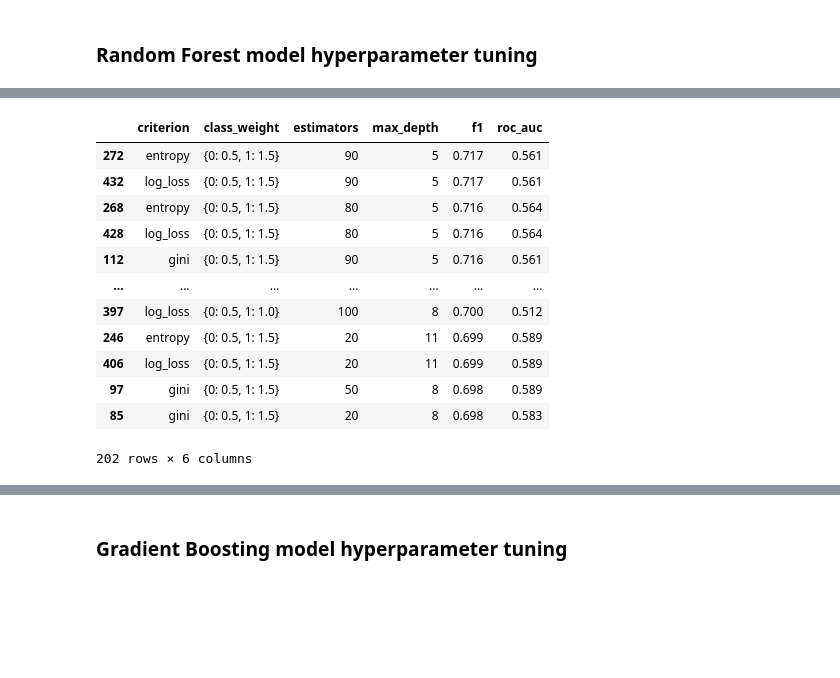
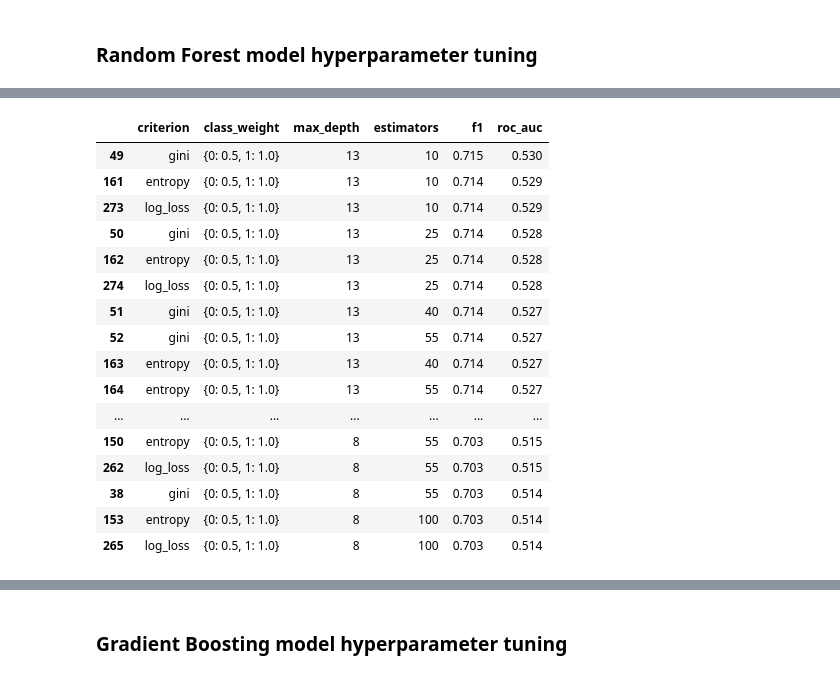
Before and after one commit to julrichkieffer/portfolio-data-science, a Jupyter notebook: 04 vehicle loan default/notebook.ipynb, the cells around one changed output, grey strips where cells are left out. Drawn from its saved outputs; the diff is of its cells as text; code cells hidden in the pictures; blank space fills up the shorter version.

```diff
--- a/04 vehicle loan default/notebook.ipynb
+++ b/04 vehicle loan default/notebook.ipynb
@@ -1862,11 +1803,7 @@ dfLoans_processed = (
     .pipe(memory_consumption_of)
 
     .drop(features_not_compatible_with_modelling, axis='columns')
-    .pipe(  preprocessing,
-            scaler      = StandardScaler(),
-            scale       = features_to_scale,
-            categorical = features_to_encode,
-        )
+    .pipe(preprocessing, features_to_transform)
     .drop(features_calculated_as_insignificant, axis='columns')
 
     .pipe(shape_of)
@@ -1943,0 +1870,5 @@ Wall time: 22.2 s
+# %%
+%%time
+
+model = DecisionTreeClassifier(max_depth=max(max_depth_range), random_state=seed)  # Without `max_depth` it will over-fit; not useful for hyperparameter tuning comparison
+model.fit(df_train, y_train)
@@ -2006,14 +1948,11 @@ scores = []
 
 for criteria in ['gini', 'entropy', 'log_loss']:
     for weights in weights_range:
-        for depth in tqdm( max_depth_range, desc=f'{criteria = }, {weights = }'):
-            model, _ = fit( model          = DecisionTreeClassifier(criterion=criteria, class_weight=weights, max_depth=depth, random_state=seed, min_samples_leaf=10),
-                            dataframe      = df_train,
-                            y              = y_train,
-                            vectorizer     = dv,
-                            fit_vectorizer = False,
-                            )
-            y_pred = decide(model, dv, df_val)
+        for depth in tqdm( max_depth_range, desc=f'{criteria=}, {weights=}'):
+            model = DecisionTreeClassifier(criterion=criteria, class_weight=weights, max_depth=depth, random_state=seed, min_samples_leaf=10)
+
+            model.fit(df_train, y_train)
+            y_pred = model.predict(df_val)
 
             scores.append( (
                 criteria,
@@ -2055,10 +1994,14 @@ best_result |= {
     'model': DecisionTreeClassifier(
         criterion       = best_result['criterion'],
         class_weight    = best_result['class_weight'],
-        max_depth       = best_result['max_depth'],
+        max_depth       = int( best_result['max_depth'] ),
         random_state    = seed,
         min_samples_leaf= 10),
-    'vectorizer': dv,
+    'vectorizer': None, # DictVectorizer(sparse=False),
+    'fitter': lambda model, vectorizer, train, y_train, test, y_test:
+        model.fit(train, y_train),
+    'predicter': lambda model, vectorizer, test:
+        model.predict(test)
 }
 
 best_tuning |= { 'decision_tree': best_result }
@@ -2091,14 +2025,11 @@ scores = []
 for criteria in ['gini', 'entropy', 'log_loss']:
     for weights in weights_range:
         for depth in max_depth_range:
-            for estimators in tqdm( estimators_range, desc=f'{criteria = }, {weights = }, {depth = }'):
-                model, _ = fit( model          = RandomForestClassifier(criterion=criteria, class_weight=weights, max_depth=depth, n_estimators=estimators, random_state=seed, min_samples_leaf=10, n_jobs=-1),
-                                dataframe      = df_train,
-                                y              = y_train,
-                                vectorizer     = dv,
-                                fit_vectorizer = False,
-                                )
-                y_pred = decide(model, dv, df_val)
+            for estimators in tqdm( estimators_range, desc=f'{criteria=}, {weights=}, {depth=}'):
+                model = RandomForestClassifier(criterion=criteria, class_weight=weights, max_depth=depth, n_estimators=estimators, random_state=seed, min_samples_leaf=10, n_jobs=-1)
+
+                model.fit(df_train, y_train)
+                y_pred = model.predict(df_val)
 
                 scores.append( (
                     criteria,
@@ -2119,17 +2050,21 @@ Wall time: 3h 33min 53s
 [interactive output not drawn]
-|  | criterion | class_weight | estimators | max_depth | f1 | roc_auc |
-| 272 | entropy | {0: 0.5, 1: 1.5} | 90 | 5 | 0.717 | 0.561 |
-| 432 | log_loss | {0: 0.5, 1: 1.5} | 90 | 5 | 0.717 | 0.561 |
-| 268 | entropy | {0: 0.5, 1: 1.5} | 80 | 5 | 0.716 | 0.564 |
-| 428 | log_loss | {0: 0.5, 1: 1.5} | 80 | 5 | 0.716 | 0.564 |
-| 112 | gini | {0: 0.5, 1: 1.5} | 90 | 5 | 0.716 | 0.561 |
+|  | criterion | class_weight | max_depth | estimators | f1 | roc_auc |
+| 49 | gini | {0: 0.5, 1: 1.0} | 13 | 10 | 0.715 | 0.530 |
+| 161 | entropy | {0: 0.5, 1: 1.0} | 13 | 10 | 0.714 | 0.529 |
+| 273 | log_loss | {0: 0.5, 1: 1.0} | 13 | 10 | 0.714 | 0.529 |
+| 50 | gini | {0: 0.5, 1: 1.0} | 13 | 25 | 0.714 | 0.528 |
+| 162 | entropy | {0: 0.5, 1: 1.0} | 13 | 25 | 0.714 | 0.528 |
+| 274 | log_loss | {0: 0.5, 1: 1.0} | 13 | 25 | 0.714 | 0.528 |
+| 51 | gini | {0: 0.5, 1: 1.0} | 13 | 40 | 0.714 | 0.527 |
+| 52 | gini | {0: 0.5, 1: 1.0} | 13 | 55 | 0.714 | 0.527 |
+| 163 | entropy | {0: 0.5, 1: 1.0} | 13 | 40 | 0.714 | 0.527 |
+| 164 | entropy | {0: 0.5, 1: 1.0} | 13 | 55 | 0.714 | 0.527 |
 | ... | ... | ... | ... | ... | ... | ... |
-| 397 | log_loss | {0: 0.5, 1: 1.0} | 100 | 8 | 0.700 | 0.512 |
-| 246 | entropy | {0: 0.5, 1: 1.5} | 20 | 11 | 0.699 | 0.589 |
-| 406 | log_loss | {0: 0.5, 1: 1.5} | 20 | 11 | 0.699 | 0.589 |
-| 97 | gini | {0: 0.5, 1: 1.5} | 50 | 8 | 0.698 | 0.589 |
-| 85 | gini | {0: 0.5, 1: 1.5} | 20 | 8 | 0.698 | 0.583 |
+| 150 | entropy | {0: 0.5, 1: 1.0} | 8 | 55 | 0.703 | 0.515 |
+| 262 | log_loss | {0: 0.5, 1: 1.0} | 8 | 55 | 0.703 | 0.515 |
+| 38 | gini | {0: 0.5, 1: 1.0} | 8 | 55 | 0.703 | 0.514 |
+| 153 | entropy | {0: 0.5, 1: 1.0} | 8 | 100 | 0.703 | 0.514 |
+| 265 | log_loss | {0: 0.5, 1: 1.0} | 8 | 100 | 0.703 | 0.514 |
-202 rows × 6 columns
 # %%
 best_result = (pd.DataFrame(scores, columns=['criterion', 'class_weight', 'max_depth', 'estimators', 'f1', 'roc_auc'])
     .sort_values(by=['f1', 'roc_auc'], ascending=[False, False])
```
Also changed, not shown: parts of 65 cells of this notebook.
